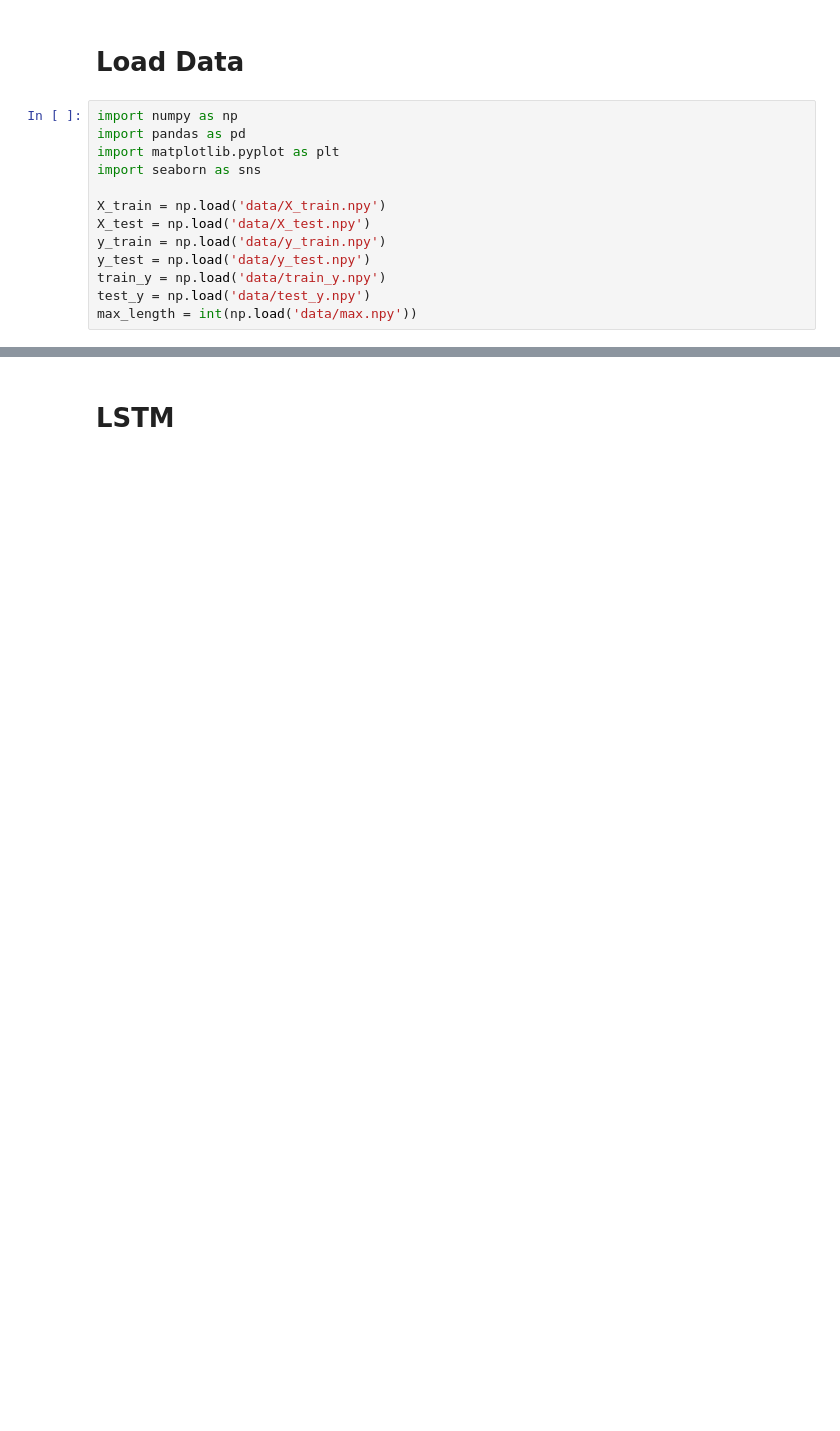
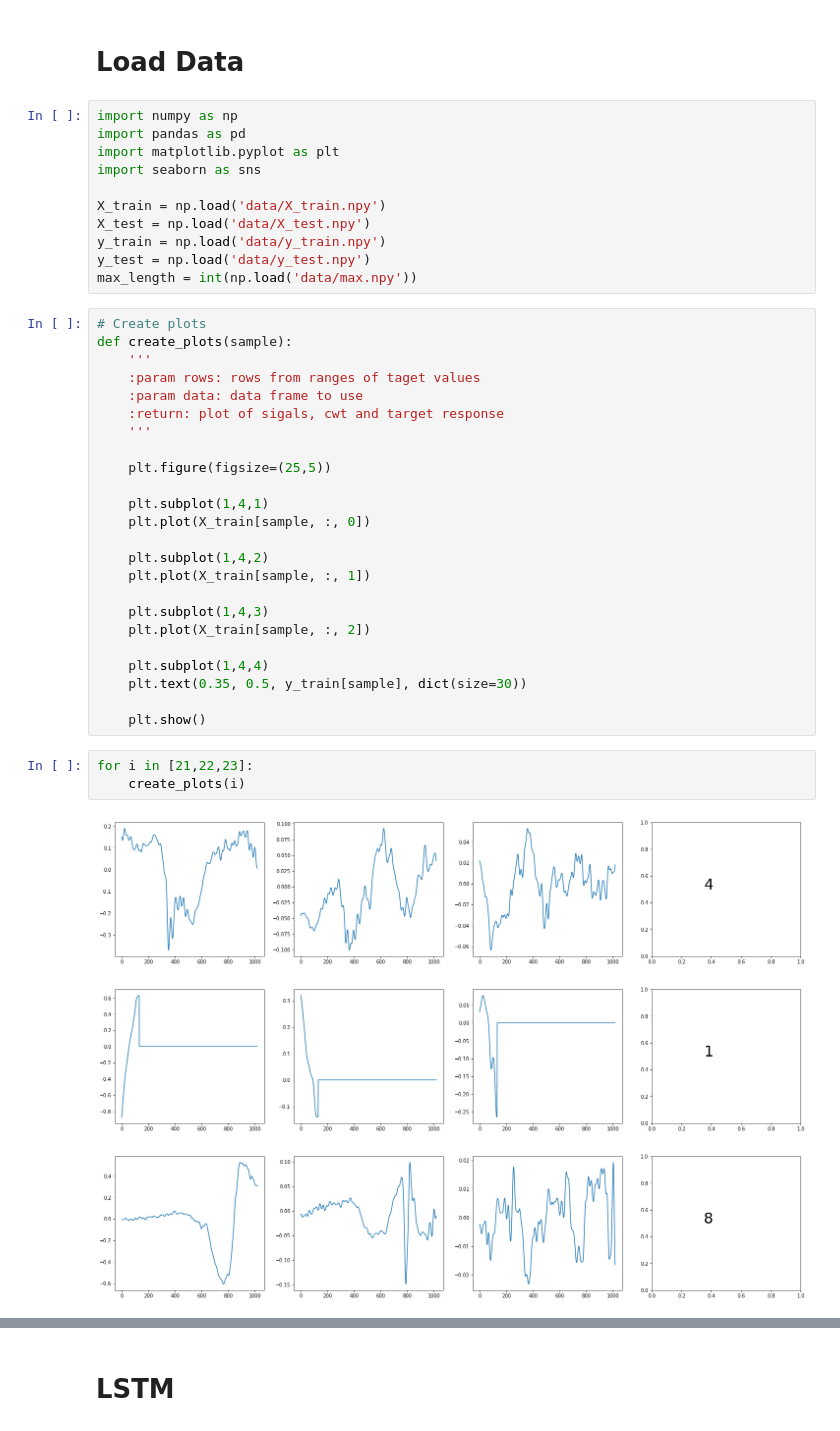
Before and after one commit to RoamEasy/emg-deep-learning, a Jupyter notebook: LSTM.ipynb, the cells around one changed output, grey strips where cells are left out. Saved outputs shown, nothing was run; the diff lists cells and outputs as text; blank space fills up the shorter version.

```diff
--- a/LSTM.ipynb
+++ b/LSTM.ipynb
@@ -10,6 +10,35 @@ X_train = np.load('data/X_train.npy')
 X_test = np.load('data/X_test.npy')
 y_train = np.load('data/y_train.npy')
 y_test = np.load('data/y_test.npy')
-train_y = np.load('data/train_y.npy')
-test_y = np.load('data/test_y.npy')
 max_length = int(np.load('data/max.npy'))
+# %%
+# Create plots
+def create_plots(sample):
+    '''
+    :param rows: rows from ranges of taget values
+    :param data: data frame to use
+    :return: plot of sigals, cwt and target response
+    '''
+
+    plt.figure(figsize=(25,5))
+
+    plt.subplot(1,4,1)
+    plt.plot(X_train[sample, :, 0])
+
+    plt.subplot(1,4,2)
+    plt.plot(X_train[sample, :, 1])
+
+    plt.subplot(1,4,3)
+    plt.plot(X_train[sample, :, 2])
+
+    plt.subplot(1,4,4)
+    plt.text(0.35, 0.5, y_train[sample], dict(size=30))
+
+    plt.show()
+# %%
+for i in [21,22,23]:
+    create_plots(i)
+# %% [output]
+[figure, added]
+[figure, added]
+[figure, added]
```
Also changed, not shown: parts of 12 cells of this notebook, 5 other files.
